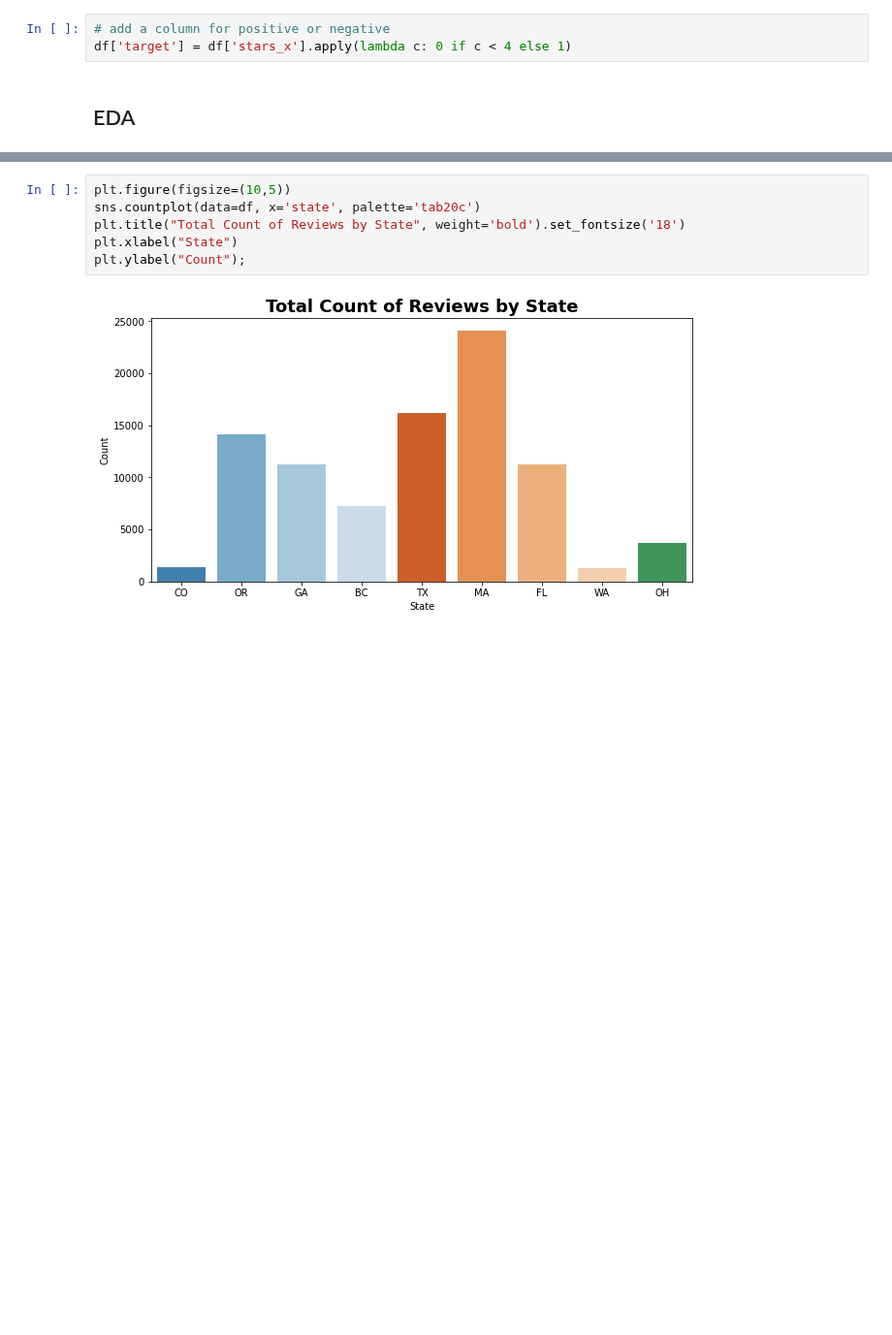
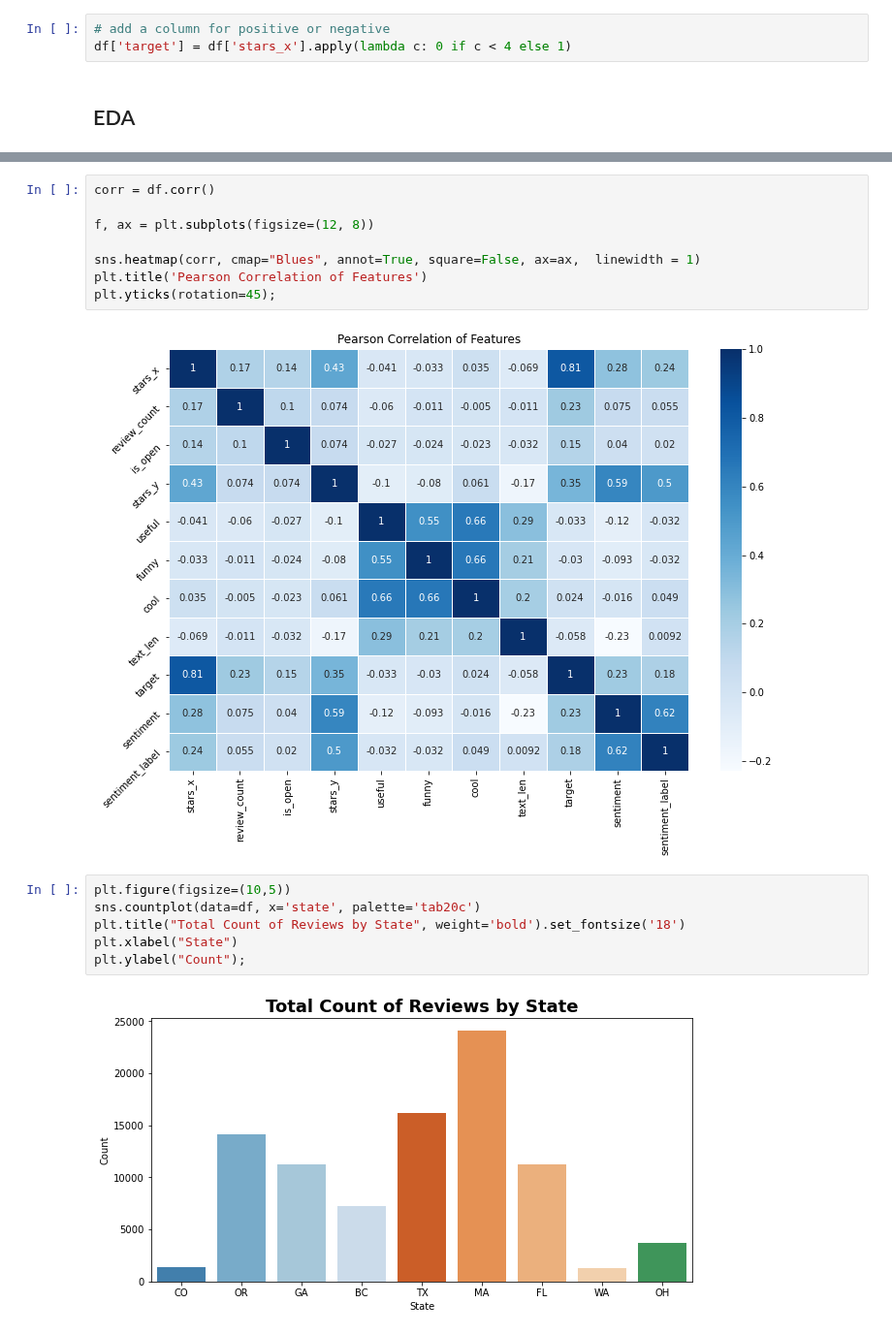
Before and after one commit to broepke/DATA110, a Jupyter notebook: Final Project/DATA110-FinalProject-broepke.ipynb, the cells around one changed output, grey strips where cells are left out. Shown at 97% size. Drawn from its saved outputs; the diff is of its cells as text; blank space fills up the shorter version.

```diff
--- a/Final Project/DATA110-FinalProject-broepke.ipynb
+++ b/Final Project/DATA110-FinalProject-broepke.ipynb
@@ -226,3 +218,13 @@ df.corr()
+# %%
+corr = df.corr()
+
+f, ax = plt.subplots(figsize=(12, 8))
+
+sns.heatmap(corr, cmap="Blues", annot=True, square=False, ax=ax,  linewidth = 1)
+plt.title('Pearson Correlation of Features')
+plt.yticks(rotation=45);
+# %% [output]
+[figure, added]
 # %%
 plt.figure(figsize=(10,5))
 sns.countplot(data=df, x='state', palette='tab20c')
```
Also changed, not shown: parts of 14 cells of this notebook, 1 other file.
